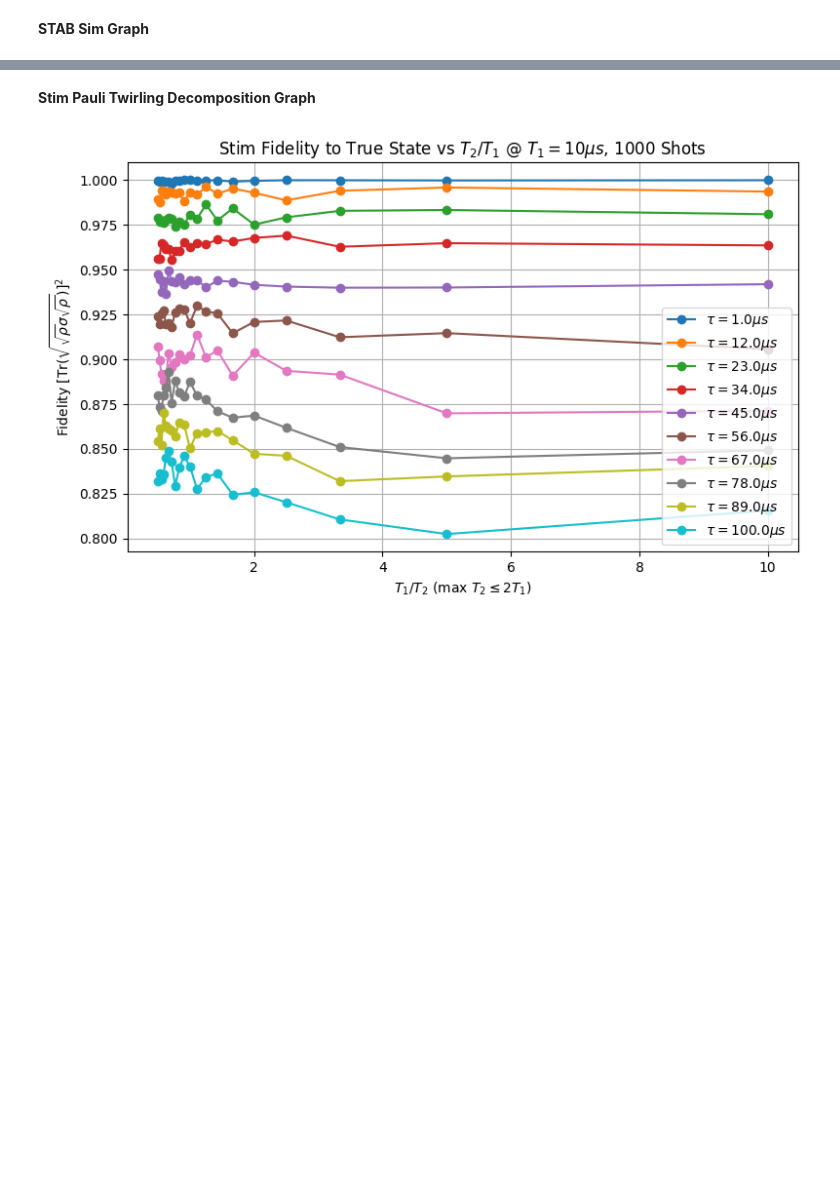
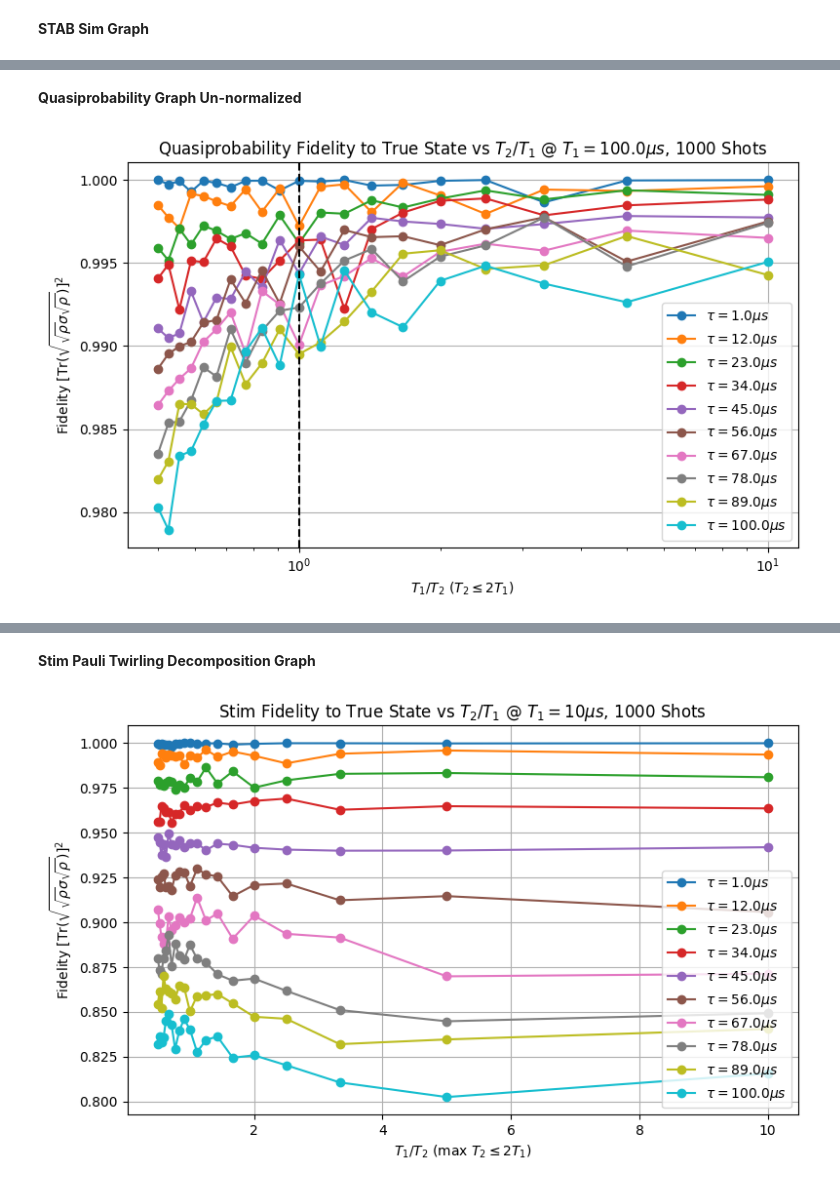
Before and after one commit to pnnl/NWQ-Sim, a Jupyter notebook: stabilizer/damping_work/damping_fidelity.ipynb, the cells around one changed output, grey strips where cells are left out. Saved outputs shown, nothing was run; the diff lists cells and outputs as text; code cells hidden in the pictures; blank space fills up the shorter version.

```diff
--- a/stabilizer/damping_work/damping_fidelity.ipynb
+++ b/stabilizer/damping_work/damping_fidelity.ipynb
@@ -368,0 +426,69 @@ plt.show()
+# %% [markdown]
+**Quasiprobability Graph Un-normalized**
+# %%
+import matplotlib.pyplot as plt
+from scipy.linalg import sqrtm
+
+# def clean_density_matrix(rho, eps=1e-12):
+#     """Stabilize a nearly-valid density matrix."""
+#     rho = (rho + rho.conj().T) / 2  # Enforce Hermitian
+#     eigvals, eigvecs = np.linalg.eigh(rho)
+#     eigvals = np.clip(eigvals, eps, None)  # Avoid zero or negative eigenvalues
+#     rho = eigvecs @ np.diag(eigvals) @ eigvecs.conj().T
+#     return rho / np.trace(rho)
+
+# def stable_sqrtm(mat):
+#     """Stable square root of a matrix, forcing Hermitian output."""
+#     sqrt = sqrtm(mat)
+#     if np.any(np.isnan(sqrt)) or np.any(np.isinf(sqrt)):
+#         raise ValueError("sqrtm failed: produced NaNs or infs.")
+#     return (sqrt + sqrt.conj().T) / 2  # Hermitian
+
+def fidelity(rho, sigma):
+    sqrt_rho = sqrtm(rho)
+    inner = sqrtm(sqrt_rho @ sigma @ sqrt_rho)
+    fid = (np.trace(inner)) ** 2
+    return fid
+
+# Assuming true_dms and approx_dms are already defined
+# print(density_matrices)
+# print(exact_rho)
+
+tau_fidelities = []
+
+# f = fidelity(exact_rho[.001], density_matrices[.001])
+# print(f)
+for i in range(len(taus)):
+    fidelities = []
+    for j in range(len(T2)):
+        rho = np.real(exact_params[i][j])
+        sigma = np.real(quasi_params[i][j])
+        f = fidelity(rho, sigma)
+        fidelities.append(f)
+    tau_fidelities.append(fidelities)
+
+# print(exact_rho)
+# print(density_matrices)
+# print(tau_fidelities[0])
+
+# Plot
+plt.figure(figsize=(8, 5))
+
+for i, fidelities in enumerate(tau_fidelities):
+    plt.plot(T1/np.array(T2) , fidelities, marker='o', label=fr'$\tau = {round(10**6*taus[i], 2)}\mu s$')
+
+plt.plot()
+
+plt.axvline(x=1, color='black', linestyle='--')
+plt.xscale('log')
+
+plt.xlabel(r'$T_1/T_2$ ($T_2 \leq 2T_1$)')
+plt.ylabel(r'Fidelity $[\mathrm{Tr}(\sqrt{\sqrt{\rho}\sigma\sqrt{\rho}})]^2$')
+plt.title(rf'Quasiprobability Fidelity to True State vs $T_2/T_1$ @ $T_1 ={10**6*T1}\mu s$, 1000 Shots')
+plt.legend()
+plt.grid(True)
+plt.tight_layout()
+plt.show()
+#check diamond norm
+# %% [output]
+[figure, added]
```
Also changed, not shown: parts of 14 cells of this notebook, 9 other files.
